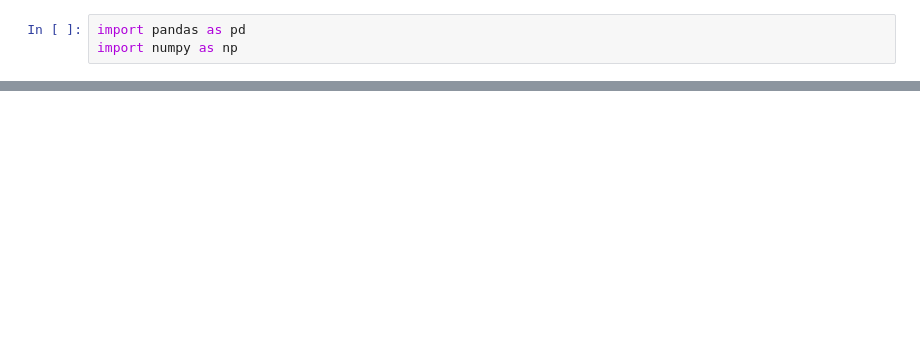
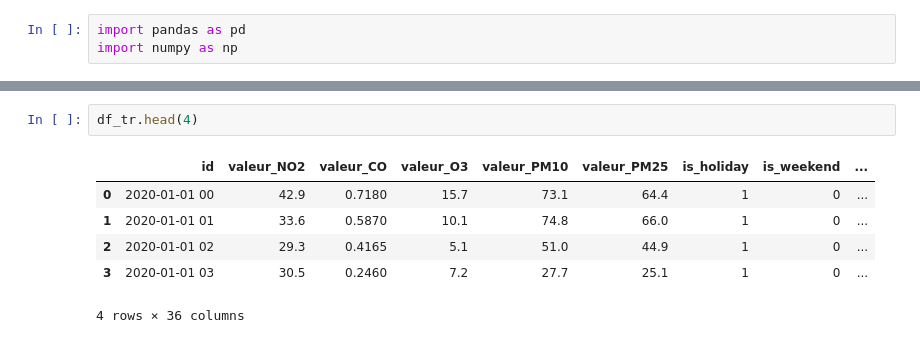
Before and after one commit to Sheetal-12/Air_Quality_Prediction_Paris, a Jupyter notebook: data/data_newfeats.ipynb, the cells around one changed output, grey strips where cells are left out. Drawn from its saved outputs; the diff is of its cells as text; blank space fills up the shorter version.

```diff
--- a/data/data_newfeats.ipynb
+++ b/data/data_newfeats.ipynb
@@ -14,3 +24,12 @@ df_te = pd.read_csv(TEST_PATH)
+# %%
+df_tr.head(4)
+# %% [output]
+|  | id | valeur_NO2 | valeur_CO | valeur_O3 | valeur_PM10 | valeur_PM25 | is_holiday | is_weekend | ... |
+| 0 | 2020-01-01 00 | 42.9 | 0.7180 | 15.7 | 73.1 | 64.4 | 1 | 0 | ... |
+| 1 | 2020-01-01 01 | 33.6 | 0.5870 | 10.1 | 74.8 | 66.0 | 1 | 0 | ... |
+| 2 | 2020-01-01 02 | 29.3 | 0.4165 | 5.1 | 51.0 | 44.9 | 1 | 0 | ... |
+| 3 | 2020-01-01 03 | 30.5 | 0.2460 | 7.2 | 27.7 | 25.1 | 1 | 0 | ... |
+4 rows × 36 columns
 # %%
 
 
```
Also changed, not shown: parts of 6 cells of this notebook.
